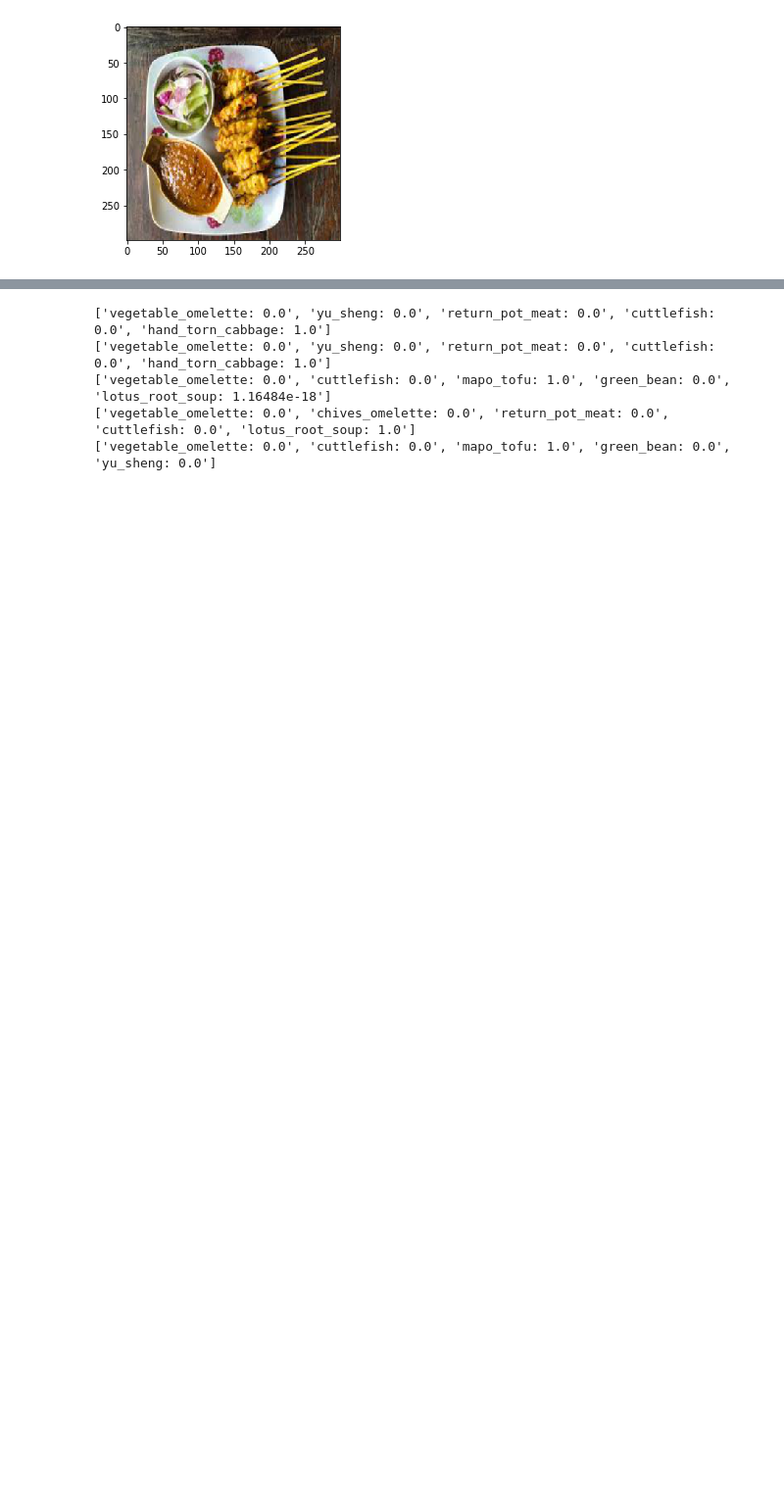
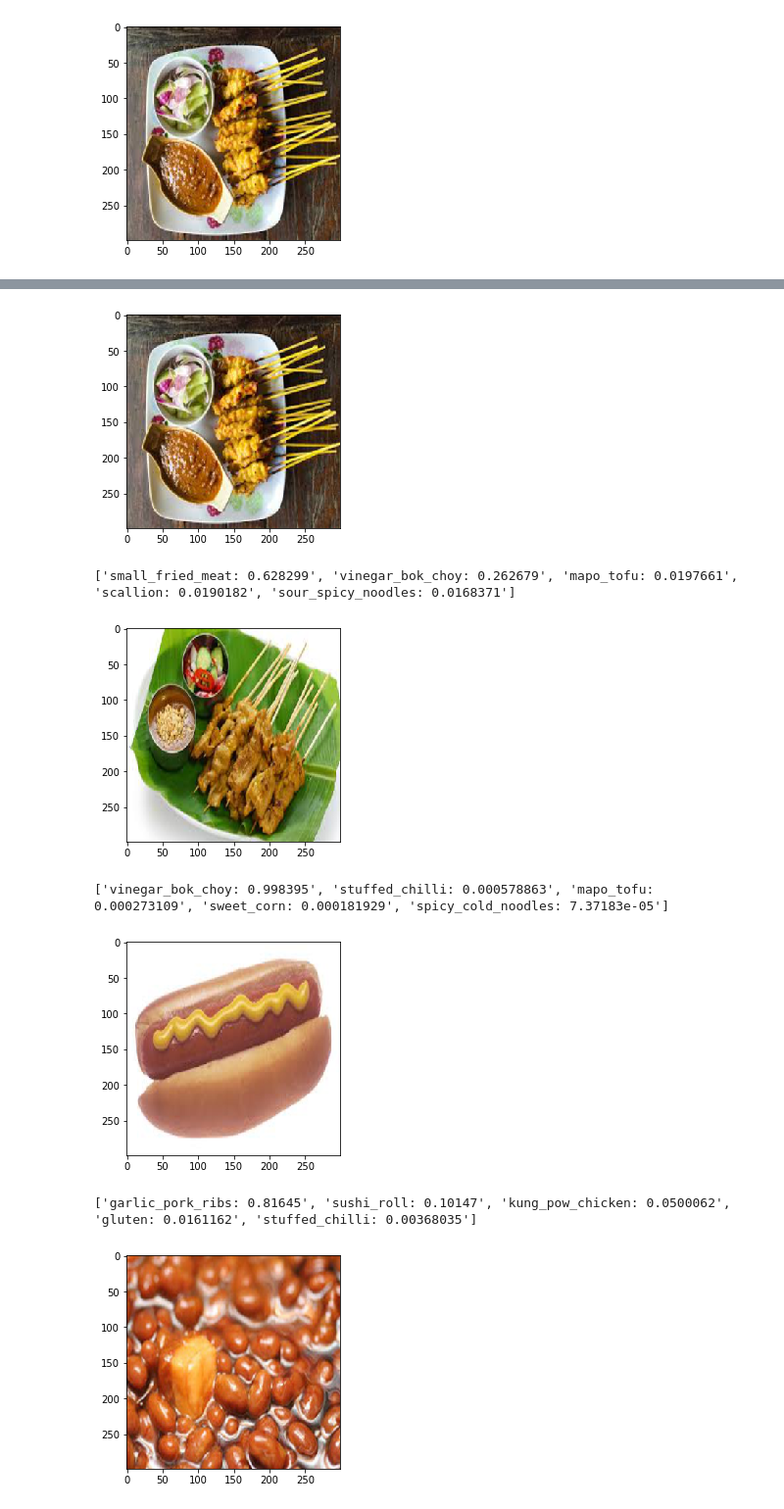
Before and after one commit to lerookie/deep-learning-course, a Jupyter notebook: project04/project04-predict.ipynb, the cells around one changed output, grey strips where cells are left out. Shown at 98% size. Drawn from its saved outputs; the diff is of its cells as text; code cells hidden in the pictures; blank space fills up the shorter version.

Commit message:
Solved issue with predict notebook. Results are still horrible execept for baked beans?

```diff
--- a/project04/project04-predict.ipynb
+++ b/project04/project04-predict.ipynb
@@ -38,22 +40,34 @@ print(category_map)
 def find_n_largest_values(list, n=5):
     arr = np.asarray(list)
     indices = np.argpartition(arr, -n)[-n:]
-    return indices.tolist()
+    indices = indices[np.argsort(arr[indices])]
+    return indices.tolist()[::-1]
 # %%
-predictions = model.predict(np.array([load_image('./data/satay.jpg'), \
-                                      load_image('./data/satay2.jpg'), \
-                                      load_image('./data/hotdog.jpg'), \
-                                      load_image('./data/train/3/989.jpg'), \
-                                      load_image('./data/validation/3/998.jpg')
-                                     ]))
+test_images = np.array([load_image('./data/satay.jpg'), \
+                        load_image('./data/satay2.jpg'), \
+                        load_image('./data/hotdog.jpg'), \
+                        load_image('./data/train/0/1.jpg'), \
+                        load_image('./data/train/9/3536.jpg'), \
+                        load_image('./data/train/71/26322.jpg'), \
+                        load_image('./data/validation/131/48862.jpg'), \
+                        load_image('./data/validation/128/47410.jpg'), \
+                        load_image('./data/validation/3/998.jpg')
+                     ])
+
+test_images = test_images/255.0
+
+predictions = model.predict(test_images)
 
 for predict_index, predicted_y in enumerate(predictions):
     indices = find_n_largest_values(predicted_y, 5)
     labels = [category_map[str(index)] + ": " +str(predicted_y[index]) for index in indices]
+    show_image(test_images[predict_index])
     print(labels)
 # %% [output]
+[figure, added]
-['vegetable_omelette: 0.0', 'yu_sheng: 0.0', 'return_pot_meat: 0.0', 'cuttlefish: 0.0', 'hand_torn_cabbage: 1.0']
-['vegetable_omelette: 0.0', 'yu_sheng: 0.0', 'return_pot_meat: 0.0', 'cuttlefish: 0.0', 'hand_torn_cabbage: 1.0']
-['vegetable_omelette: 0.0', 'cuttlefish: 0.0', 'mapo_tofu: 1.0', 'green_bean: 0.0', 'lotus_root_soup: 1.16484e-18']
-['vegetable_omelette: 0.0', 'chives_omelette: 0.0', 'return_pot_meat: 0.0', 'cuttlefish: 0.0', 'lotus_root_soup: 1.0']
-['vegetable_omelette: 0.0', 'cuttlefish: 0.0', 'mapo_tofu: 1.0', 'green_bean: 0.0', 'yu_sheng: 0.0']
+['small_fried_meat: 0.628299', 'vinegar_bok_choy: 0.262679', 'mapo_tofu: 0.0197661', 'scallion: 0.0190182', 'sour_spicy_noodles: 0.0168371']
+[figure, added]
+['vinegar_bok_choy: 0.998395', 'stuffed_chilli: 0.000578863', 'mapo_tofu: 0.000273109', 'sweet_corn: 0.000181929', 'spicy_cold_noodles: 7.37183e-05']
+[figure, added]
+['garlic_pork_ribs: 0.81645', 'sushi_roll: 0.10147', 'kung_pow_chicken: 0.0500062', 'gluten: 0.0161162', 'stuffed_chilli: 0.00368035']
+[figure, added]
```
Also changed, not shown: parts of 5 cells of this notebook.
